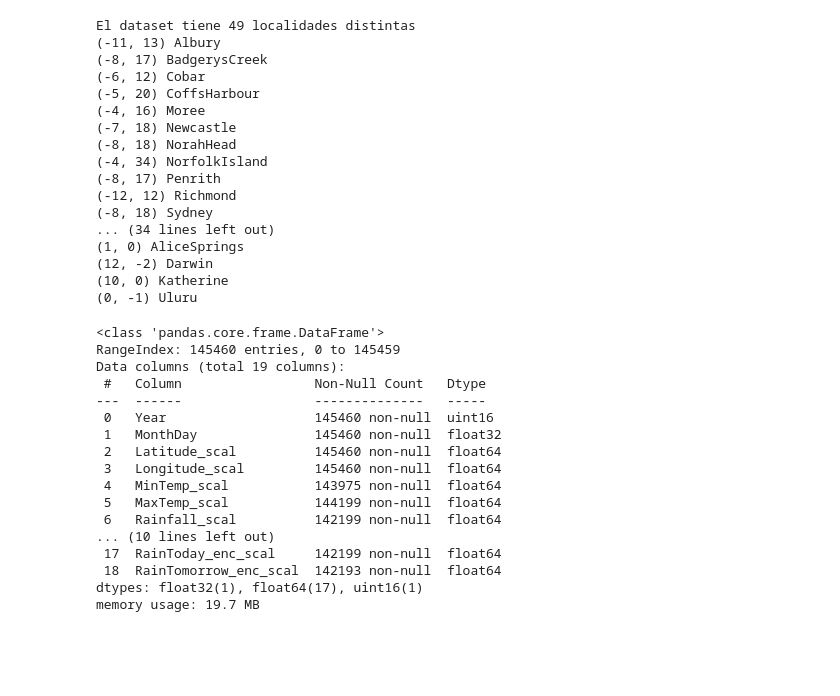
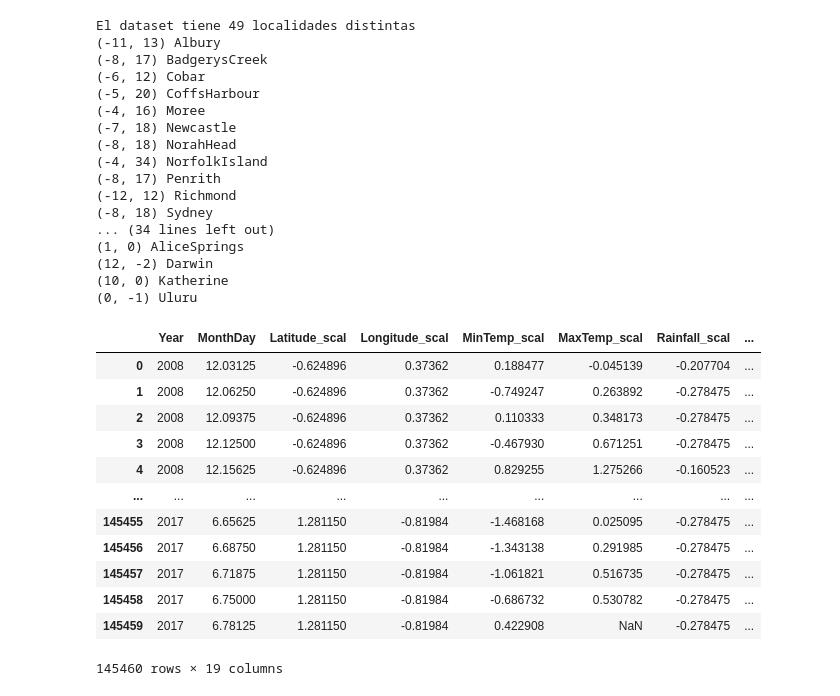
Before and after one commit to ezeguins/analisis_datos_TP, a Jupyter notebook: TP_WeatherAUS.ipynb, the cells around one changed output. Saved outputs shown, nothing was run; the diff lists cells and outputs as text; code cells hidden in the pictures; blank space fills up the shorter version.

```diff
--- a/TP_WeatherAUS.ipynb
+++ b/TP_WeatherAUS.ipynb
@@ -177,7 +177,7 @@ k=0
 
 for column in dataset_:
     if np.dtype(np.dtype(dataset_[column])) == "object" and column not in ["Year","MonthDay"]:
-       dataset_scal_.insert(k, f'{column}_enc_scal', enc.fit_transform(dataset_[column].values.reshape(-1, 1)))
+       dataset_scal_.insert(k, f'{column}_enc_scal', ss.fit_transform(enc.fit_transform(dataset_[column].values.reshape(-1, 1))))
        dataset_scal_ = dataset_scal_.drop(column, 1)
 
     elif column not in ["Year","MonthDay"]:
@@ -186,22 +186,18 @@ for column in dataset_:
 
     k=k+1
 # %%
-dataset_scal_.info()
+dataset_scal_
 # %% [output]
+|  | Year | MonthDay | Latitude_scal | Longitude_scal | MinTemp_scal | MaxTemp_scal | Rainfall_scal | ... |
+| 0 | 2008 | 12.03125 | -0.624896 | 0.37362 | 0.188477 | -0.045139 | -0.207704 | ... |
+| 1 | 2008 | 12.06250 | -0.624896 | 0.37362 | -0.749247 | 0.263892 | -0.278475 | ... |
+| 2 | 2008 | 12.09375 | -0.624896 | 0.37362 | 0.110333 | 0.348173 | -0.278475 | ... |
+| 3 | 2008 | 12.12500 | -0.624896 | 0.37362 | -0.467930 | 0.671251 | -0.278475 | ... |
+| 4 | 2008 | 12.15625 | -0.624896 | 0.37362 | 0.829255 | 1.275266 | -0.160523 | ... |
+| ... | ... | ... | ... | ... | ... | ... | ... | ... |
+| 145455 | 2017 | 6.65625 | 1.281150 | -0.81984 | -1.468168 | 0.025095 | -0.278475 | ... |
+| 145456 | 2017 | 6.68750 | 1.281150 | -0.81984 | -1.343138 | 0.291985 | -0.278475 | ... |
+| 145457 | 2017 | 6.71875 | 1.281150 | -0.81984 | -1.061821 | 0.516735 | -0.278475 | ... |
+| 145458 | 2017 | 6.75000 | 1.281150 | -0.81984 | -0.686732 | 0.530782 | -0.278475 | ... |
+| 145459 | 2017 | 6.78125 | 1.281150 | -0.81984 | 0.422908 | NaN | -0.278475 | ... |
-<class 'pandas.core.frame.DataFrame'>
-RangeIndex: 145460 entries, 0 to 145459
-Data columns (total 19 columns):
- #   Column                 Non-Null Count   Dtype
----  ------                 --------------   -----
- 0   Year                   145460 non-null  uint16
- 1   MonthDay               145460 non-null  float32
- 2   Latitude_scal          145460 non-null  float64
- 3   Longitude_scal         145460 non-null  float64
- 4   MinTemp_scal           143975 non-null  float64
- 5   MaxTemp_scal           144199 non-null  float64
- 6   Rainfall_scal          142199 non-null  float64
-... (10 lines left out)
- 17  RainToday_enc_scal     142199 non-null  float64
- 18  RainTomorrow_enc_scal  142193 non-null  float64
-dtypes: float32(1), float64(17), uint16(1)
-memory usage: 19.7 MB
+145460 rows × 19 columns
```
